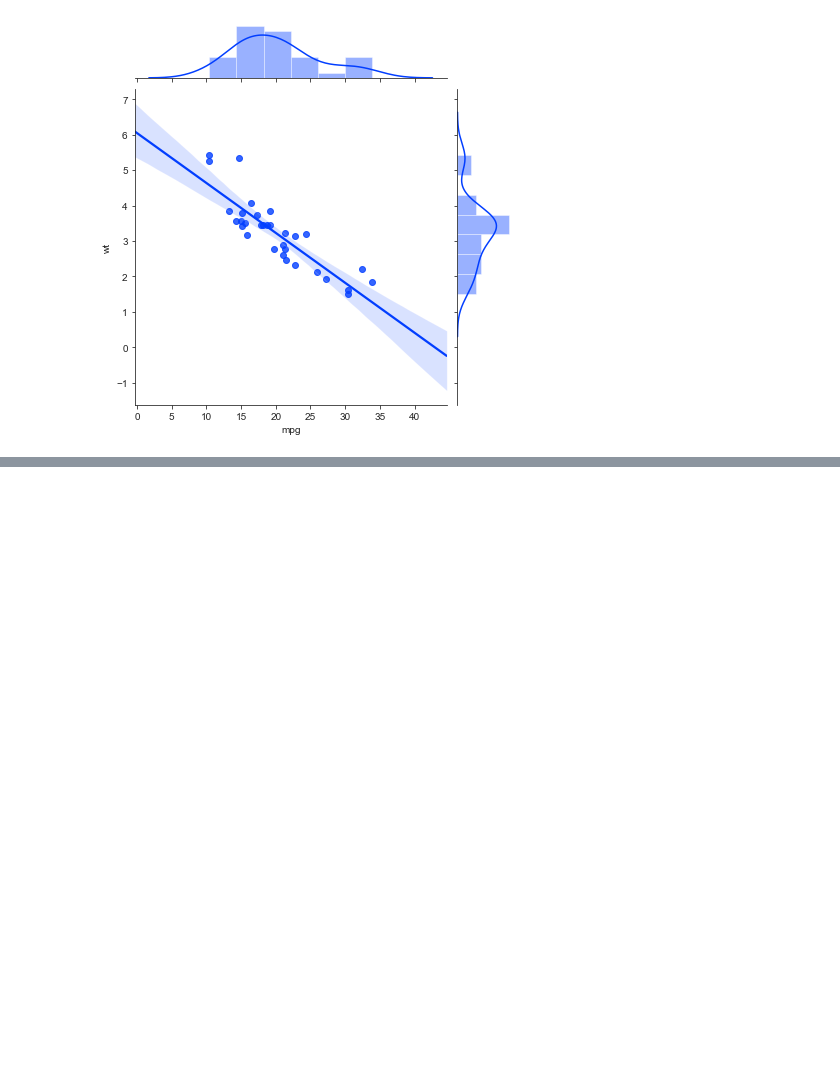
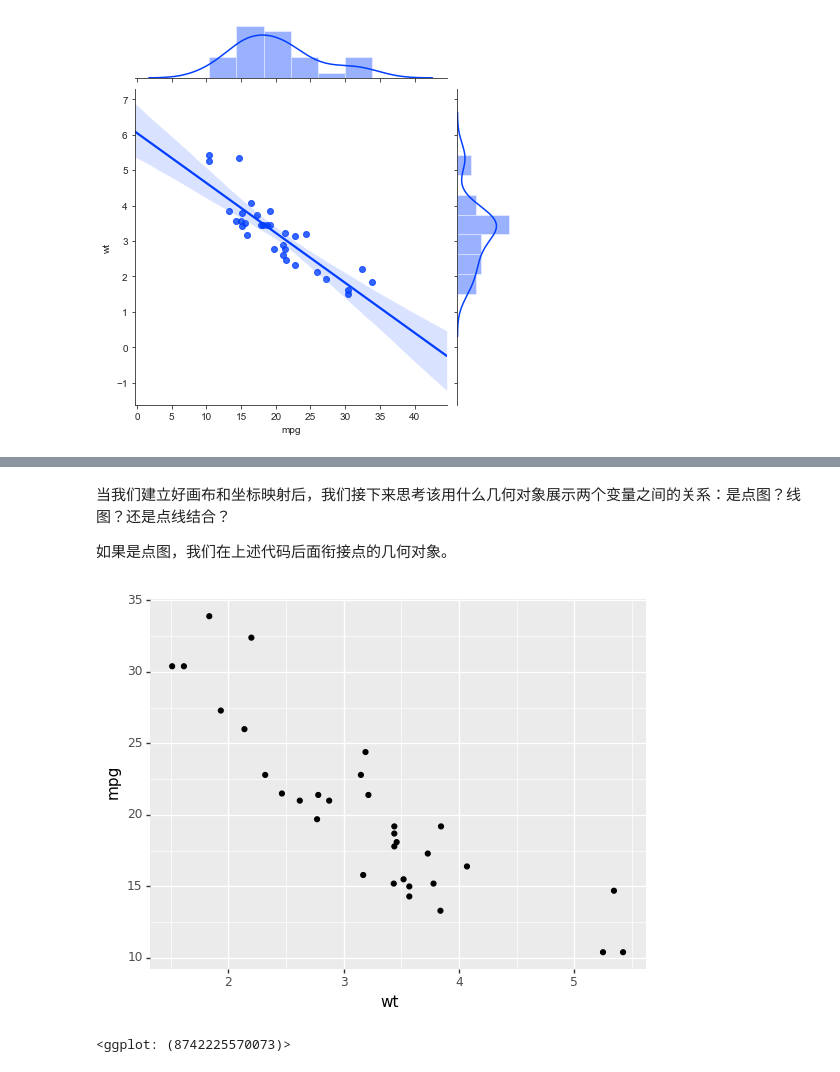
Before and after one commit to ShixiangWang/pybook, a Jupyter notebook: 14-advanced-vis.ipynb, the cells around one changed output, grey strips where cells are left out. Saved outputs shown, nothing was run; the diff lists cells and outputs as text; code cells hidden in the pictures; blank space fills up the shorter version.

```diff
--- a/14-advanced-vis.ipynb
+++ b/14-advanced-vis.ipynb
@@ -266,0 +368,9 @@ sns.jointplot(x='mpg', y='wt',
+# %% [markdown]
+当我们建立好画布和坐标映射后，我们接下来思考该用什么几何对象展示两个变量之间的关系：是点图？线图？还是点线结合？
+
+如果是点图，我们在上述代码后面衔接点的几何对象。
+# %%
+ggplot(mtcars, aes(x='wt', y='mpg')) + geom_point()
+# %% [output]
+[figure, added]
+<ggplot: (8742225570073)>
```
Also changed, not shown: parts of 34 cells of this notebook.
